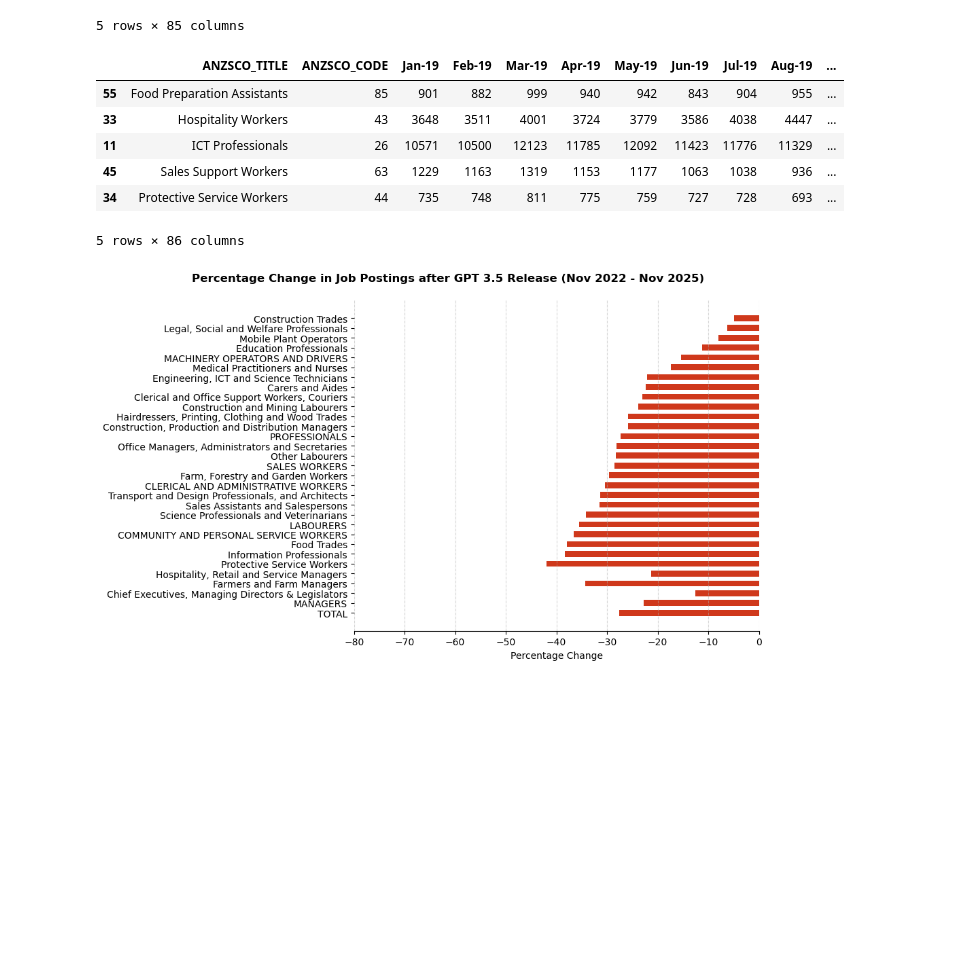
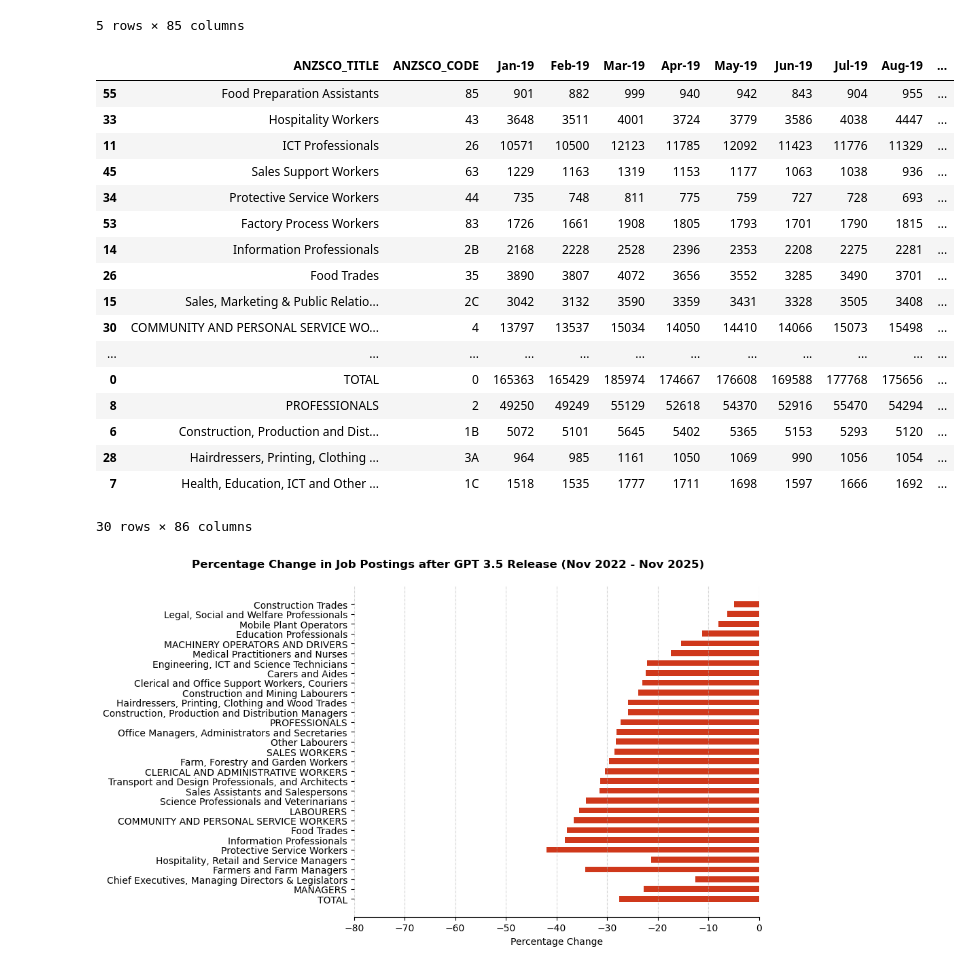
Before and after one commit to phenom0999/Summer-Internship-2025, a Jupyter notebook: Notebooks/AI_Impact_On_Vacancy/ai_impact_on_vacancy.ipynb, the cells around one changed output. Cells and saved outputs as stored; diff of their text form; code cells hidden in the pictures; blank space fills up the shorter version.

```diff
--- a/Notebooks/AI_Impact_On_Vacancy/ai_impact_on_vacancy.ipynb
+++ b/Notebooks/AI_Impact_On_Vacancy/ai_impact_on_vacancy.ipynb
@@ -42,18 +42,29 @@ df.head(5)
 # %%
 # Calculating percentage change compared to Nov-2022
 
 latest_month = date_cols[-1]
 
 df['percent_change'] = ((df[latest_month] - df['Nov-22']) / df['Nov-22']) * 100
-df.sort_values(by="percent_change").head(5)
+df.sort_values(by="percent_change").head(30)
 # %% [output]
 |  | ANZSCO_TITLE | ANZSCO_CODE | Jan-19 | Feb-19 | Mar-19 | Apr-19 | May-19 | Jun-19 | Jul-19 | Aug-19 | ... |
 | 55 | Food Preparation Assistants | 85 | 901 | 882 | 999 | 940 | 942 | 843 | 904 | 955 | ... |
 | 33 | Hospitality Workers | 43 | 3648 | 3511 | 4001 | 3724 | 3779 | 3586 | 4038 | 4447 | ... |
 | 11 | ICT Professionals | 26 | 10571 | 10500 | 12123 | 11785 | 12092 | 11423 | 11776 | 11329 | ... |
 | 45 | Sales Support Workers | 63 | 1229 | 1163 | 1319 | 1153 | 1177 | 1063 | 1038 | 936 | ... |
 | 34 | Protective Service Workers | 44 | 735 | 748 | 811 | 775 | 759 | 727 | 728 | 693 | ... |
+| 53 | Factory Process Workers | 83 | 1726 | 1661 | 1908 | 1805 | 1793 | 1701 | 1790 | 1815 | ... |
+| 14 | Information Professionals | 2B | 2168 | 2228 | 2528 | 2396 | 2353 | 2208 | 2275 | 2281 | ... |
+| 26 | Food Trades | 35 | 3890 | 3807 | 4072 | 3656 | 3552 | 3285 | 3490 | 3701 | ... |
+| 15 | Sales, Marketing & Public Relatio... | 2C | 3042 | 3132 | 3590 | 3359 | 3431 | 3328 | 3505 | 3408 | ... |
+| 30 | COMMUNITY AND PERSONAL SERVICE WO... | 4 | 13797 | 13537 | 15034 | 14050 | 14410 | 14066 | 15073 | 15498 | ... |
+| ... | ... | ... | ... | ... | ... | ... | ... | ... | ... | ... | ... |
+| 0 | TOTAL | 0 | 165363 | 165429 | 185974 | 174667 | 176608 | 169588 | 177768 | 175656 | ... |
+| 8 | PROFESSIONALS | 2 | 49250 | 49249 | 55129 | 52618 | 54370 | 52916 | 55470 | 54294 | ... |
+| 6 | Construction, Production and Dist... | 1B | 5072 | 5101 | 5645 | 5402 | 5365 | 5153 | 5293 | 5120 | ... |
+| 28 | Hairdressers, Printing, Clothing ... | 3A | 964 | 985 | 1161 | 1050 | 1069 | 990 | 1056 | 1054 | ... |
+| 7 | Health, Education, ICT and Other ... | 1C | 1518 | 1535 | 1777 | 1711 | 1698 | 1597 | 1666 | 1692 | ... |
-5 rows × 86 columns
+30 rows × 86 columns
 # %%
 import pandas as pd
 import matplotlib.pyplot as plt
```
Also changed, not shown: parts of 4 cells of this notebook, 3 other files.
